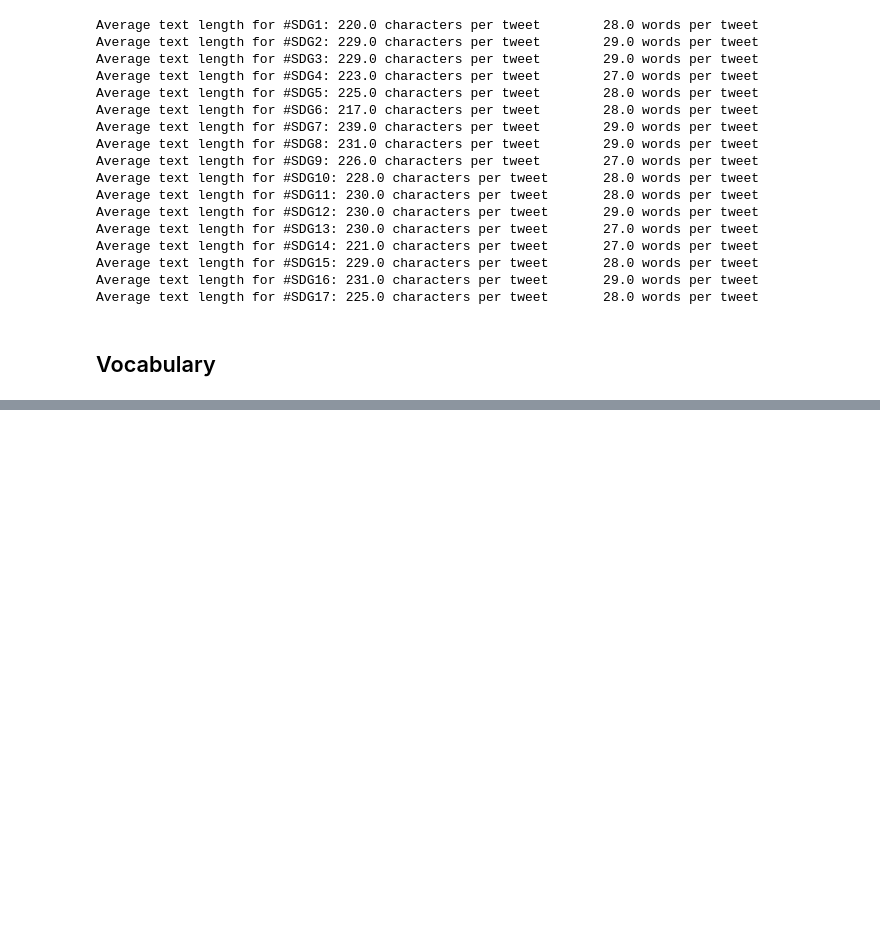
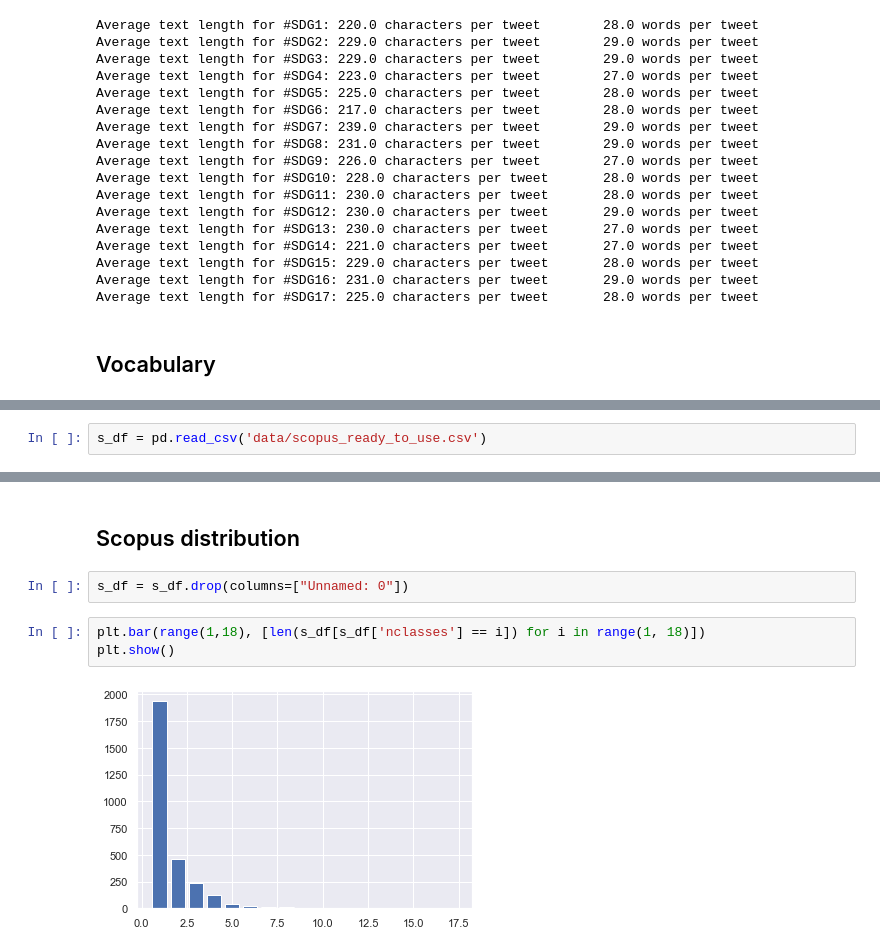
Before and after one commit to Tolsager/SDG_CLF, a Jupyter notebook: EDA.ipynb, the cells around one changed output, grey strips where cells are left out. Saved outputs shown, nothing was run; the diff lists cells and outputs as text; blank space fills up the shorter version.

Commit message:
Sigmoid and scopus EDA start

```diff
--- a/EDA.ipynb
+++ b/EDA.ipynb
@@ -189,0 +300,2 @@ plt.show()
+# %%
+s_df = pd.read_csv('data/scopus_ready_to_use.csv')
@@ -189,0 +349,9 @@ plt.show()
+# %% [markdown]
+## Scopus distribution
+# %%
+s_df = s_df.drop(columns=["Unnamed: 0"])
+# %%
+plt.bar(range(1,18), [len(s_df[s_df['nclasses'] == i]) for i in range(1, 18)])
+plt.show()
+# %% [output]
+[figure, added]
```
Also changed, not shown: parts of 18 cells of this notebook, 1 other file.
